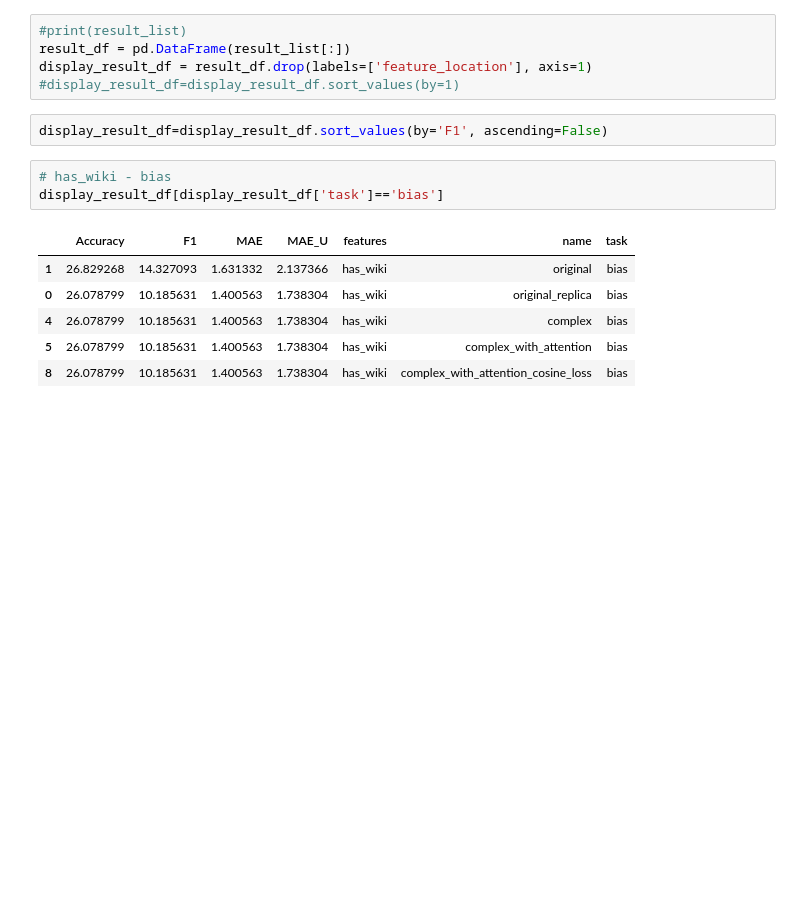
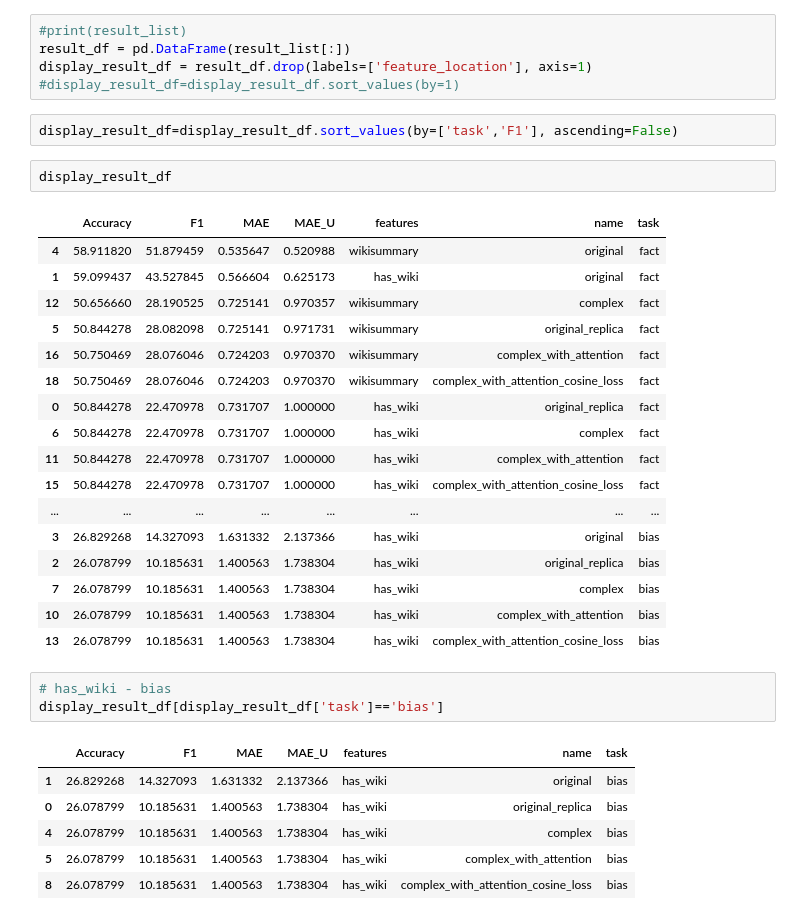
Before and after one commit to gauravkdesai/w266-final-project-OOV-fake-bias-detection, a Jupyter notebook: original_work/results_comparisons.ipynb, the cells around one changed output. Cells and saved outputs as stored; diff of their text form; blank space fills up the shorter version.

```diff
--- a/original_work/results_comparisons.ipynb
+++ b/original_work/results_comparisons.ipynb
@@ -95,7 +96,27 @@ result_df = pd.DataFrame(result_list[:])
 display_result_df = result_df.drop(labels=['feature_location'], axis=1)
 #display_result_df=display_result_df.sort_values(by=1)
 # %%
-display_result_df=display_result_df.sort_values(by='F1', ascending=False)
+display_result_df=display_result_df.sort_values(by=['task','F1'], ascending=False)
+# %%
+display_result_df
+# %% [output]
+|  | Accuracy | F1 | MAE | MAE_U | features | name | task |
+| 4 | 58.911820 | 51.879459 | 0.535647 | 0.520988 | wikisummary | original | fact |
+| 1 | 59.099437 | 43.527845 | 0.566604 | 0.625173 | has_wiki | original | fact |
+| 12 | 50.656660 | 28.190525 | 0.725141 | 0.970357 | wikisummary | complex | fact |
+| 5 | 50.844278 | 28.082098 | 0.725141 | 0.971731 | wikisummary | original_replica | fact |
+| 16 | 50.750469 | 28.076046 | 0.724203 | 0.970370 | wikisummary | complex_with_attention | fact |
+| 18 | 50.750469 | 28.076046 | 0.724203 | 0.970370 | wikisummary | complex_with_attention_cosine_loss | fact |
+| 0 | 50.844278 | 22.470978 | 0.731707 | 1.000000 | has_wiki | original_replica | fact |
+| 6 | 50.844278 | 22.470978 | 0.731707 | 1.000000 | has_wiki | complex | fact |
+| 11 | 50.844278 | 22.470978 | 0.731707 | 1.000000 | has_wiki | complex_with_attention | fact |
+| 15 | 50.844278 | 22.470978 | 0.731707 | 1.000000 | has_wiki | complex_with_attention_cosine_loss | fact |
+| ... | ... | ... | ... | ... | ... | ... | ... |
+| 3 | 26.829268 | 14.327093 | 1.631332 | 2.137366 | has_wiki | original | bias |
+| 2 | 26.078799 | 10.185631 | 1.400563 | 1.738304 | has_wiki | original_replica | bias |
+| 7 | 26.078799 | 10.185631 | 1.400563 | 1.738304 | has_wiki | complex | bias |
+| 10 | 26.078799 | 10.185631 | 1.400563 | 1.738304 | has_wiki | complex_with_attention | bias |
+| 13 | 26.078799 | 10.185631 | 1.400563 | 1.738304 | has_wiki | complex_with_attention_cosine_loss | bias |
 # %%
 # has_wiki - bias
 display_result_df[display_result_df['task']=='bias']
```
Also changed, not shown: parts of 3 cells of this notebook, 10 other files.
